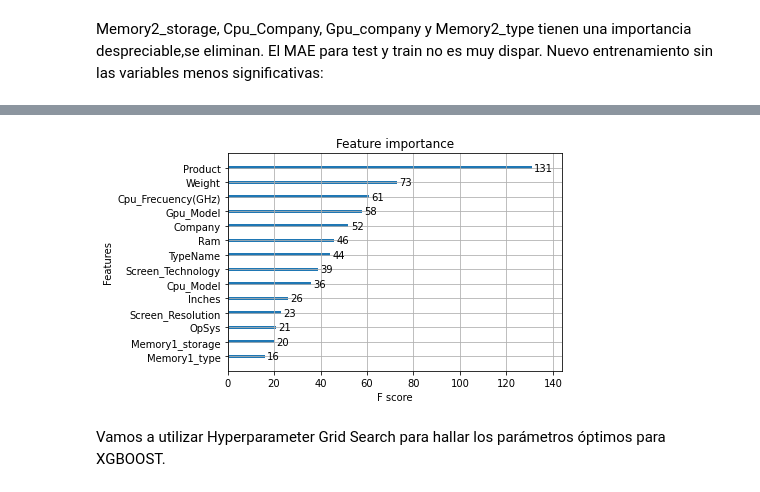
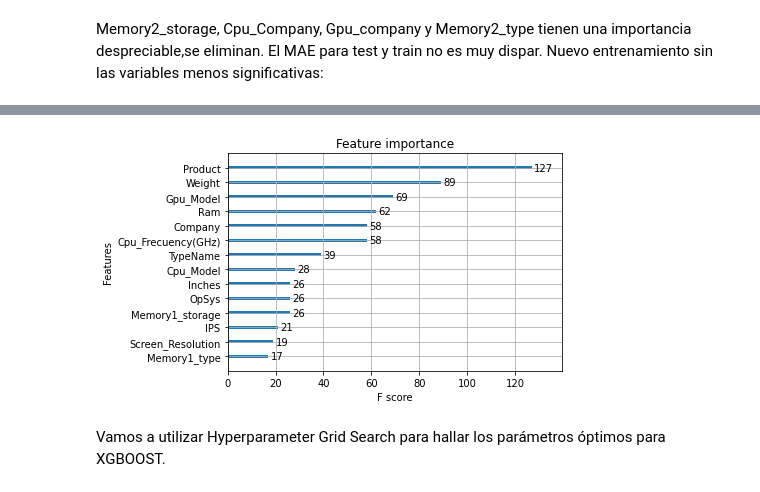
Before and after one commit to w-dan/ML-practica1, a Jupyter notebook: train_test.ipynb, the cells around one changed output, grey strips where cells are left out. Drawn from its saved outputs; the diff is of its cells as text; code cells hidden in the pictures.

```diff
--- a/train_test.ipynb
+++ b/train_test.ipynb
@@ -395,0 +452,27 @@ df_test
+# %%
+prueba = df_test['ScreenResolution'].str.split()
+screen_resolution = [x[-1:] for x in prueba]
+screen_tecnology = [" ".join(x[0:-1]) for x in prueba]
+df_test['Screen_Resolution'] = pd.DataFrame(screen_resolution)
+df_test['Screen_Technology'] = (pd.DataFrame(screen_tecnology))                     # Lo pongo como String porque por algun moyivo sale como int
+df_test = df_test.drop('ScreenResolution', axis=1)
+
+
+
+# Ahora vamos a separar "Screen_Technology" en dos columnas binarias, una que indica si es una pantalla IPS y otra que indica si es táctil
+
+for index, row in df_test.iterrows():
+   if "Touchscreen" in df_test.loc[index, 'Screen_Technology']:
+      df_test.loc[index, 'TouchScreen'] = 1
+
+df_test["TouchScreen"].fillna(0,inplace=True)
+
+for index, row in df_test.iterrows():
+   if "IPS" in df_test.loc[index, 'Screen_Technology']:
+      df_test.loc[index, 'IPS'] = 1
+
+df_test["IPS"].fillna(0,inplace=True)
+
+df_test = df_test.drop('Screen_Technology', axis=1)
+
+df_test
@@ -672,23 +752,24 @@ MAE (test):  196.77417369981754
 Memory2_storage, Cpu_Company, Gpu_company y Memory2_type tienen una importancia despreciable,se eliminan. El MAE para test y train no es muy dispar. Nuevo entrenamiento sin las variables menos significativas:
 # %%
 X_train = df_train[['Company', 'Product', 'TypeName', 'Inches', 'Ram', 'OpSys', 'Weight',
-                    'Memory1_storage', 'Memory1_type', 'Cpu_Model', 'Cpu_Frecuency(GHz)',
-                    'Screen_Resolution', 'Screen_Technology', 'Gpu_Model']]
+                    'Memory1_storage', 'Memory1_type', 'Cpu_Model', 'Cpu_Frecuency(GHz)', 'Screen_Resolution',
+                    'IPS', 'Gpu_Model']]
 
 X_test  =  df_test[['Company', 'Product', 'TypeName', 'Inches', 'Ram', 'OpSys', 'Weight',
-                    'Memory1_storage', 'Memory1_type', 'Cpu_Model', 'Cpu_Frecuency(GHz)',
-                    'Screen_Resolution', 'Screen_Technology', 'Gpu_Model']]
+                    'Memory1_storage', 'Memory1_type', 'Cpu_Model', 'Cpu_Frecuency(GHz)', 'Screen_Resolution',
+                    'IPS', 'Gpu_Model']]
 
 X       = df_train[['Company', 'Product', 'TypeName', 'Inches', 'Ram', 'OpSys', 'Weight',
-                    'Memory1_storage', 'Memory1_type', 'Cpu_Model', 'Cpu_Frecuency(GHz)',
-                    'Screen_Resolution', 'Screen_Technology', 'Gpu_Model']]
+                    'Memory1_storage', 'Memory1_type', 'Cpu_Model', 'Cpu_Frecuency(GHz)', 'Screen_Resolution',
+                    'IPS', 'Gpu_Model']]
 
-X_train, X_test, y_train, y_test = train_test_split(X, y, test_size=0.3, random_state=42)
+#   Con esto hacemos pruebas con validación cruzada
+#X_train, X_test, y_train, y_test = train_test_split(X, y, test_size=0.4, random_state=42)                     Está oculto para poder sacar la submission
 
 model = XGBRegressor(tree_method="exact")
 
 # Fitting the model
-model.fit(X_train, y_train)
+model.fit(X_train, y)
 
 # Pintamos la importancia de cada una de las columnas
 %matplotlib inline
@@ -701,3 +782,3 @@ pred = model.predict(X_test)              # Predicción del Test
-[figure, old version]
+[figure, new version]
 # %% [markdown]
 Vamos a utilizar Hyperparameter Grid Search para hallar los parámetros óptimos para XGBOOST.
```
Also changed, not shown: parts of 56 cells of this notebook.
